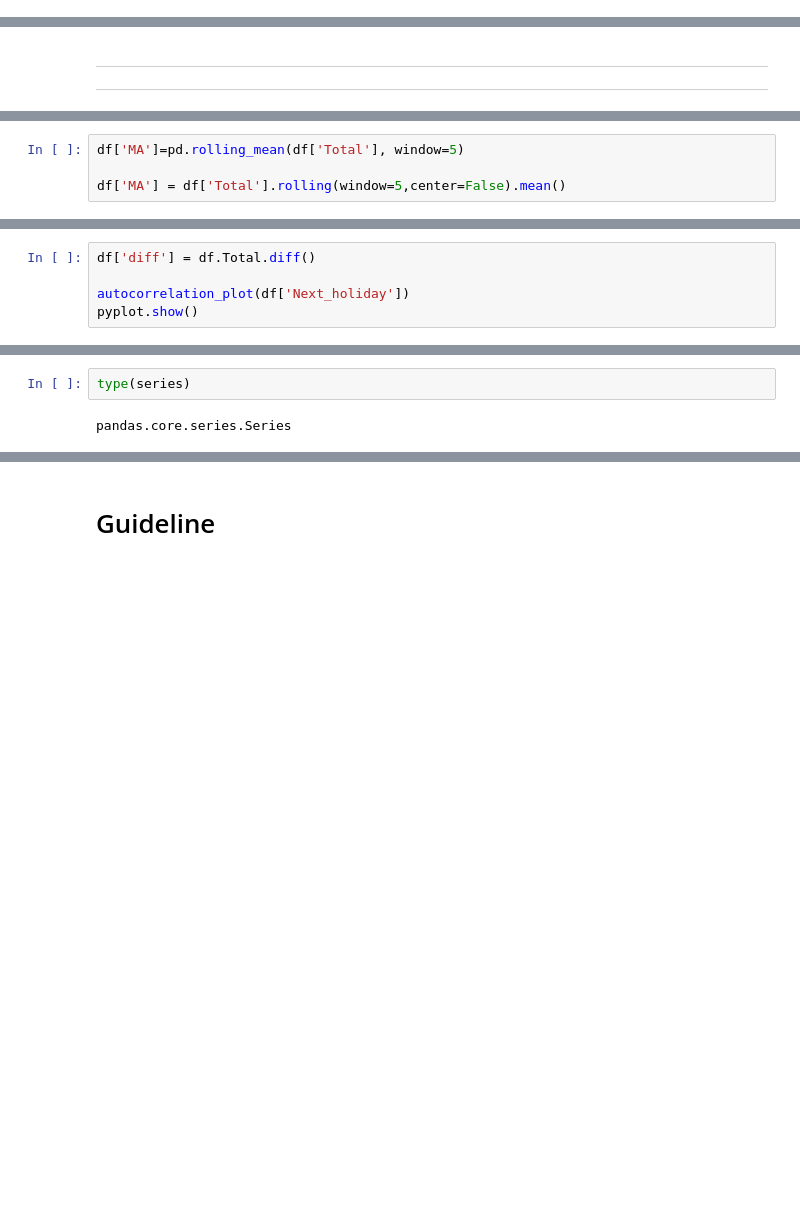
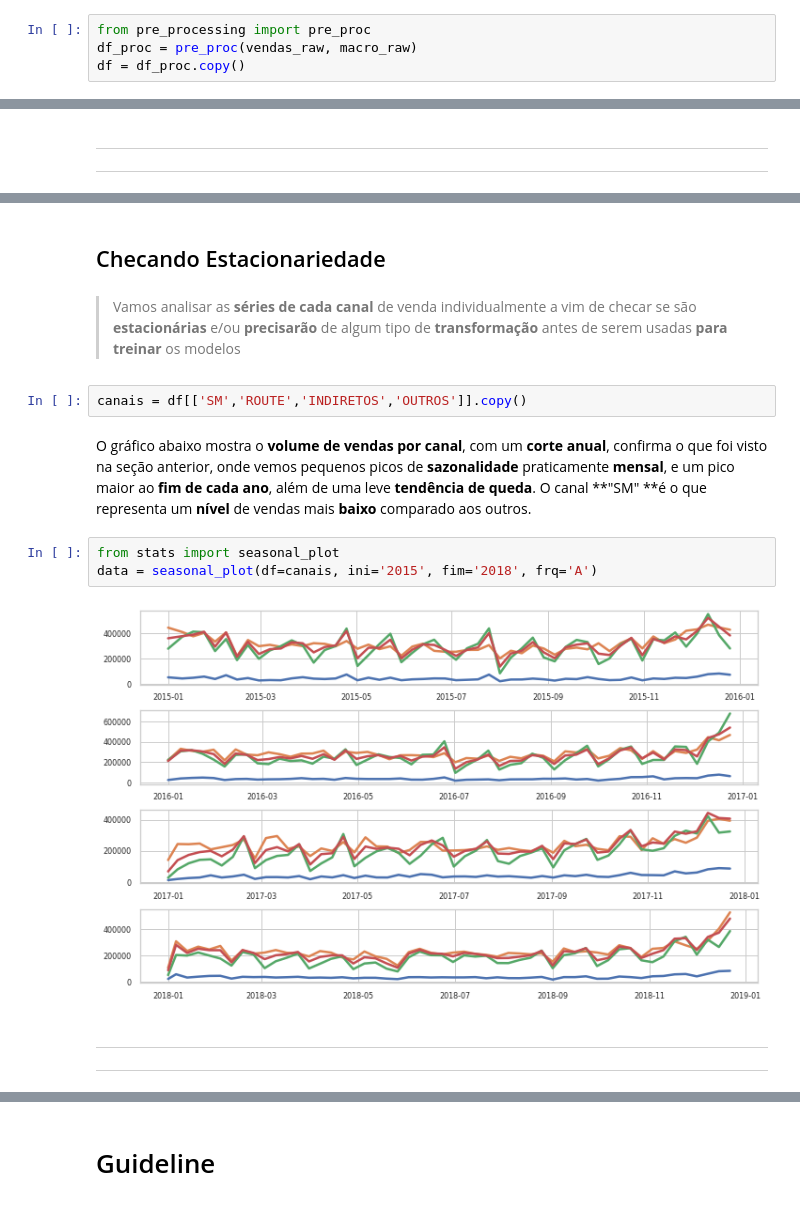
Before and after one commit to nbarbosa-git/Desafio-Cola-Cola-Sofazao, a Jupyter notebook: DesafioPeta_Sofazao.ipynb, the cells around one changed output, grey strips where cells are left out. Drawn from its saved outputs; the diff is of its cells as text; blank space fills up the shorter version.

```diff
--- a/DesafioPeta_Sofazao.ipynb
+++ b/DesafioPeta_Sofazao.ipynb
@@ -478,0 +492,4 @@ TypeError: ignored
+# %%
+from pre_processing import pre_proc
+df_proc = pre_proc(vendas_raw, macro_raw)
+df = df_proc.copy()
@@ -528,4 +561,0 @@ data = plot_var(df=df, y_axis='SM', stack = 'Year', x_axis1='Next_holiday', x_ax
-# %%
-df['MA']=pd.rolling_mean(df['Total'], window=5)
-
-df['MA'] = df['Total'].rolling(window=5,center=False).mean()
@@ -592,5 +561,0 @@ df.columns
-# %%
-df['diff'] = df.Total.diff()
-
-autocorrelation_plot(df['Next_holiday'])
-pyplot.show()
@@ -643,4 +562,21 @@ DatetimeIndex(['2016-01-09', '2016-01-16', '2016-01-23', '2016-01-30',
-# %%
-type(series)
-# %% [output]
-pandas.core.series.Series
+# %% [markdown]
+## Checando Estacionariedade
+# %% [markdown]
+> Vamos analisar as **séries de cada canal** de venda individualmente a vim de checar se são **estacionárias** e/ou **precisarão** de algum tipo de **transformação** antes de serem usadas **para treinar** os modelos
+# %%
+canais = df[['SM','ROUTE','INDIRETOS','OUTROS']].copy()
+# %% [markdown]
+O gráfico abaixo mostra o **volume de vendas por canal**, com um **corte anual**, confirma o que foi visto na seção anterior, onde vemos pequenos picos de **sazonalidade** praticamente **mensal**, e um pico maior ao **fim de cada ano**, além de uma leve **tendência de queda**. O canal **"SM" **é o que representa um **nível** de vendas mais **baixo** comparado aos outros.
+# %%
+from stats import seasonal_plot
+data = seasonal_plot(df=canais, ini='2015', fim='2018', frq='A')
+# %% [output]
+[figure, added]
+# %% [markdown]
+
+
+---
+
+
+
+---
```
Also changed, not shown: parts of 115 cells of this notebook.
